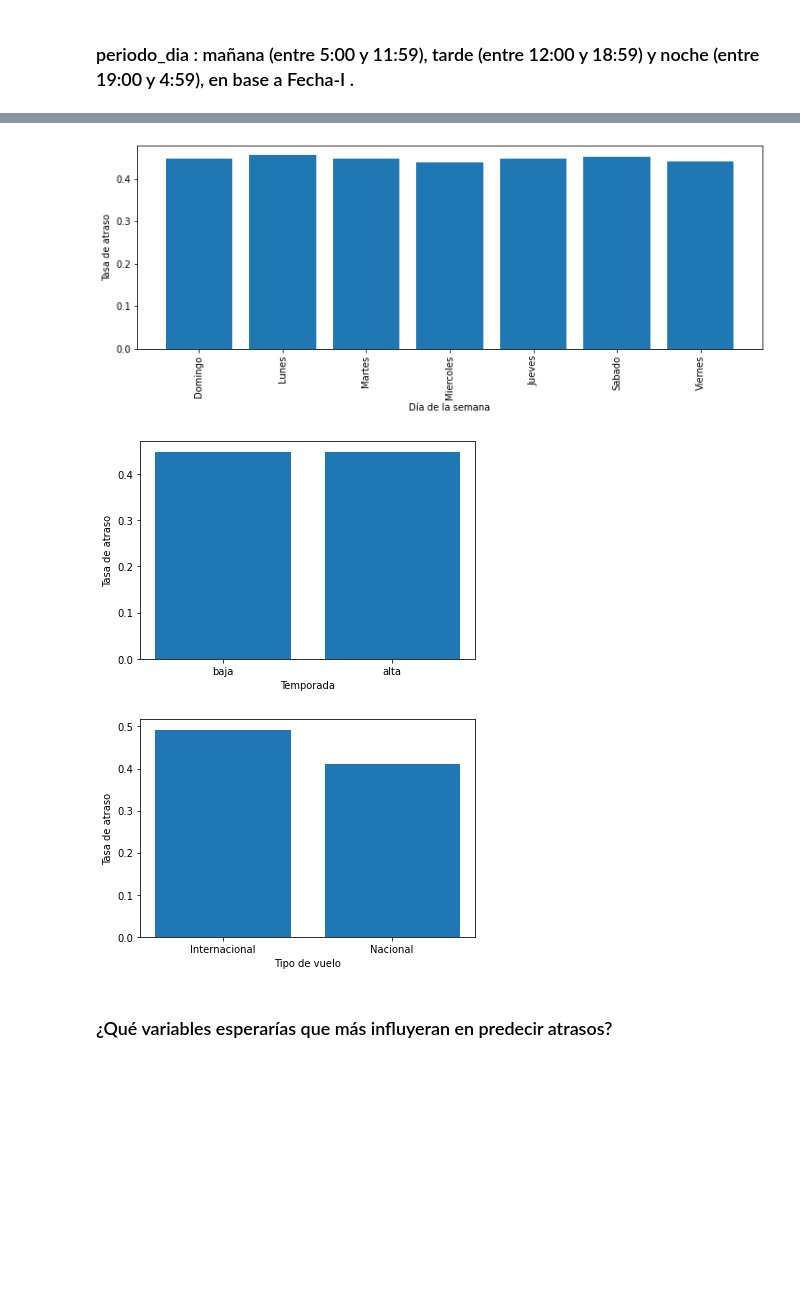
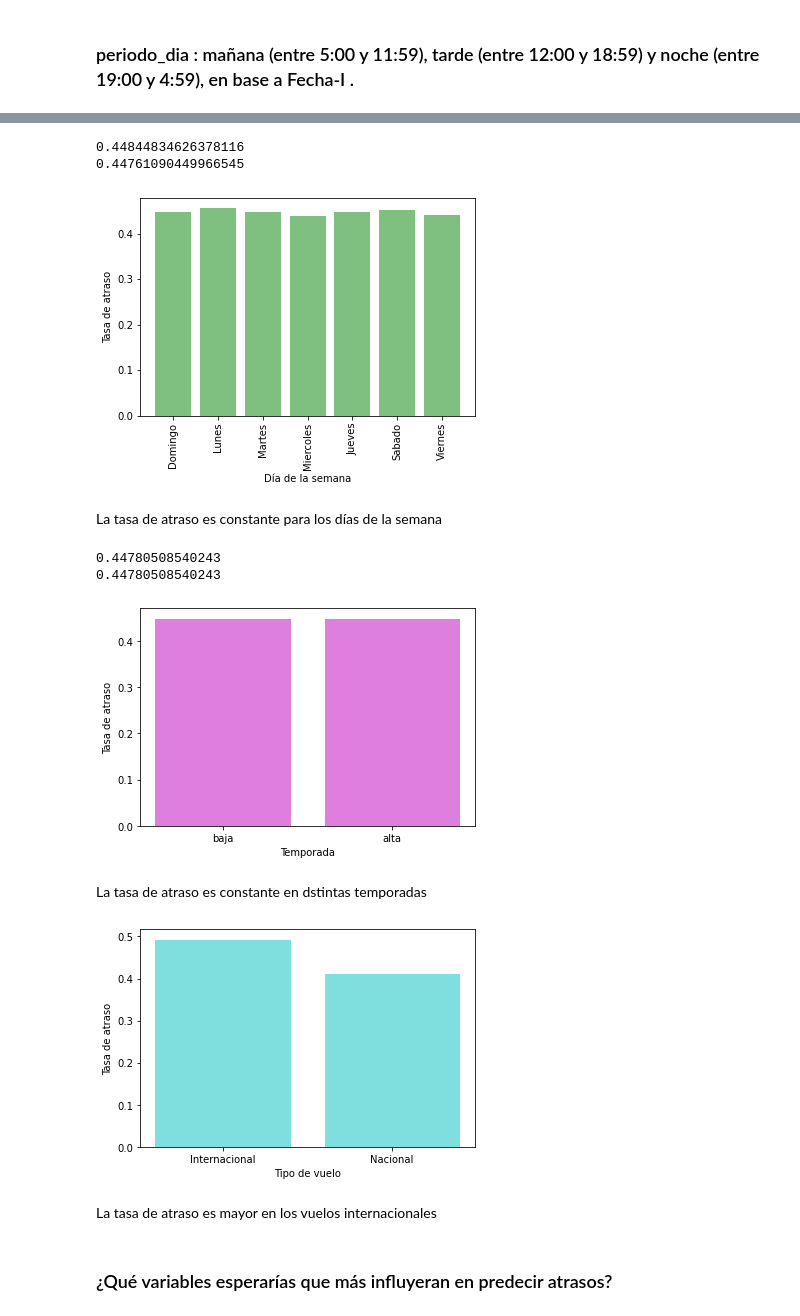
Before and after one commit to lorenagh/latam, a Jupyter notebook: solution.ipynb, the cells around one changed output, grey strips where cells are left out. Cells and saved outputs as stored; diff of their text form; code cells hidden in the pictures; blank space fills up the shorter version.

```diff
--- a/solution.ipynb
+++ b/solution.ipynb
@@ -35,0 +136,12 @@ memory usage: 9.4+ MB
+# %%
+data['Vlo-O'].unique()
+data['Vlo-O'] = data['Vlo-O'].fillna(9999)
+data['Vlo-O'] = data['Vlo-O'].astype(str)
+data['Vlo-O'] = data['Vlo-O'].replace({'.0':''}, regex=True)
+data['Vlo-O'] = data['Vlo-O'].replace({'':'0000'}, regex=True)
+data['Vlo-O'] = data['Vlo-O'].replace({'01':'1'}, regex=True)
+data['Vlo-O'] = data['Vlo-O'].replace({'03':'3'}, regex=True)
+data['Vlo-O'] = data['Vlo-O'].replace({'04':'4'}, regex=True)
+data['Vlo-O'] = data['Vlo-O'].replace({'05':'5'}, regex=True)
+#data['Vlo-O'] = data['Vlo-O'].replace(".0","")
+data['Vlo-O'].unique()
@@ -35,0 +248,18 @@ memory usage: 9.4+ MB
+# %%
+import matplotlib.pyplot as plt
+import seaborn as sns
+import numpy as np
+import statistics as stat
+data['Fecha-I']=pd.DataFrame(data['Fecha-I'])
+data['Fecha-I']= pd.to_datetime(data['Fecha-I'])
+
+moda = stat.mode(data['Fecha-I'].dt.date)
+print('La moda es '+str(moda))
+
+
+plt.hist(data['Fecha-I'].dt.date, bins=12, rwidth=0.8, color = 'r', alpha = 0.5)
+plt.xticks(rotation = 'vertical')
+plt.xlabel('Fecha')
+plt.ylabel("Número de vuelos programados", labelpad=14)
+plt.title("Número vuelos programados en determinada fecha")
+plt.show()
@@ -35,0 +351,13 @@ memory usage: 9.4+ MB
+# %%
+
+data['Fecha-O']=pd.DataFrame(data['Fecha-O'])
+data['Fecha-O']= pd.to_datetime(data['Fecha-O'])
+moda = stat.mode(data['Fecha-O'].dt.date)
+print('La moda es '+str(moda))
+
+plt.hist(data['Fecha-O'].dt.date, bins=12, rwidth=0.8, color = 'r', alpha = 0.5)
+plt.xticks(rotation = 'vertical')
+plt.xlabel('Fecha')
+plt.ylabel("Número de vuelos operados", labelpad=14)
+plt.title("Número de vuelos operados en determinada fecha")
+plt.show()
@@ -175,16 +722,25 @@ for i in variables:
     lendes = len(variable['Fecha-I'])
     lenatr = len(atraso['Fecha-I'])
     tasa.append(lenatr/lendes)
+mediana = np.median(tasa)
+promedio = np.mean(tasa)
+
+print(mediana)
+print(promedio)
 #print(des,tasa)
-fig = plt.figure(figsize = (12,4))
+fig = plt.figure(figsize = (6,4))
 
-plt.bar(var, tasa)
+plt.bar(var, tasa, color = 'g', alpha = 0.5)
 plt.xlabel('Día de la semana')
 plt.ylabel('Tasa de atraso')
 plt.xticks(rotation='vertical')
 plt.show()
 # %% [output]
+0.44844834626378116
+0.44761090449966545
-[figure, old version]
+[figure, new version]
+# %% [markdown]
+La tasa de atraso es constante para los días de la semana
 # %%
 variables = data['temporada_alta'].unique()
 
@@ -197,39 +753,51 @@ for i in variables:
     lendes = len(variable['Fecha-I'])
     lenatr = len(atraso['Fecha-I'])
     tasa.append(lenatr/lendes)
+
+mediana = np.median(tasa)
+promedio = np.mean(tasa)
+
+print(mediana)
+print(promedio)
 #print(des,tasa)
 fig = plt.figure(figsize = (6,4))
 
-plt.bar(var, tasa)
+plt.bar(var, tasa, color = 'm', alpha = 0.5)
 plt.xlabel('Temporada')
 plt.ylabel('Tasa de atraso')
 plt.xticks([1,0], ['alta','baja'])
 #plt.xticks(['alta','baja'],rotation='vertical')
 plt.show()
 # %% [output]
+0.44780508540243
+0.44780508540243
-[figure, old version]
+[figure, new version]
+# %% [markdown]
+La tasa de atraso es constante en dstintas temporadas
 # %%
 variables = data['TIPOVUELO'].unique()
 
 var,tasa   = [], []
 
 for i in variables:
     var.append(i)
     variable = data[data['TIPOVUELO'] == i]
     atraso  = variable[variable['atraso_15'] == 1]
     lendes = len(variable['Fecha-I'])
     lenatr = len(atraso['Fecha-I'])
     tasa.append(lenatr/lendes)
 #print(des,tasa)
 fig = plt.figure(figsize = (6,4))
 
-plt.bar(var, tasa)
+plt.bar(var, tasa, color = 'c', alpha = 0.5)
 plt.xlabel('Tipo de vuelo')
 plt.ylabel('Tasa de atraso')
 plt.xticks([1,0], ['Nacional','Internacional'])
 #plt.xticks(['alta','baja'],rotation='vertical')
 plt.show()
 # %% [output]
-[figure, old version]
+[figure, new version]
+# %% [markdown]
+La tasa de atraso es mayor en los vuelos internacionales
 # %% [markdown]
 ### ¿Qué variables esperarías que más influyeran en predecir atrasos?
```
Also changed, not shown: parts of 71 cells of this notebook, 1 other file.
